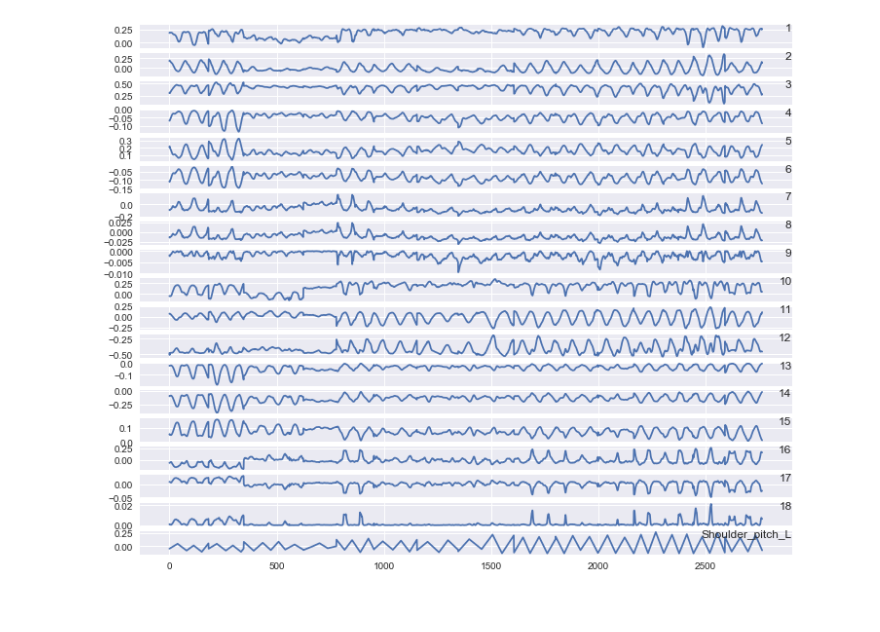
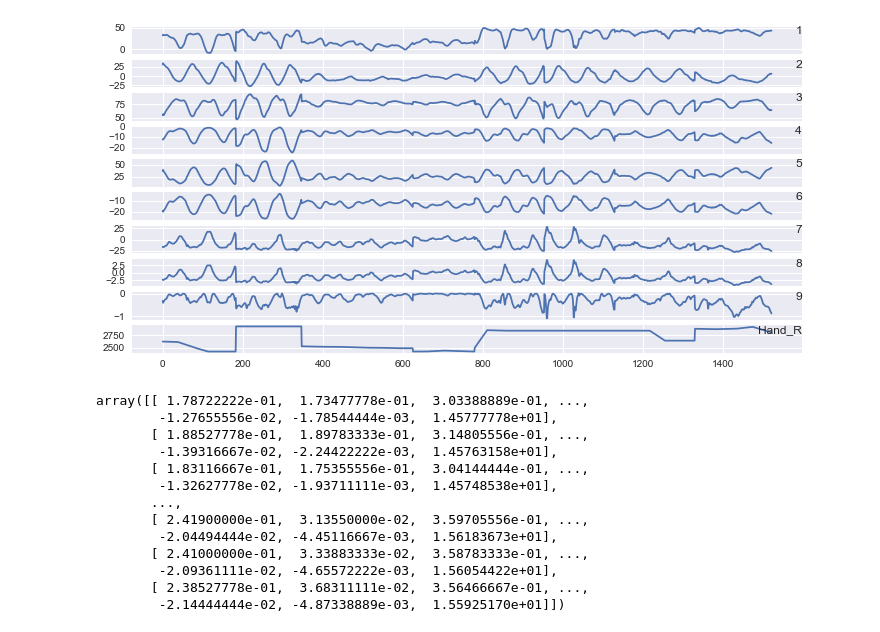
Before and after one commit to houzhuo/deep-learning, a Jupyter notebook: motion/supervised.ipynb, the cells around one changed output. Cells and saved outputs as stored; diff of their text form; code cells hidden in the pictures; blank space fills up the shorter version.

```diff
--- a/motion/supervised.ipynb
+++ b/motion/supervised.ipynb
@@ -101,28 +59,37 @@ full.head()
 # %%
-dataset = pd.concat([full['1']/180,full['2']/180,full['3']/180,full['4']/180,full['5']/180,full['6']/180,full['7']/180,full['8']/180,full['9']/180,#0.05
-                    full['10']/180,full['11']/180,full['12']/180,full['13']/180,full['14']/180,full['15']/180,full['16']/180,full['17']/180,full['18']/180,full['Shoulder_pitch_L']/5600] , axis=1 )
-#dataset = pd.concat([full['4']/180,full['5']/180,full['6']/180,full['13']/180,full['14']/180,full['15']/180,  full['Shoulder_pitch_L']/5600 ], axis=1 )#0.20
-#dataset = pd.concat([full['5']/180,full['13']/180,full['14']/180, full['Elbow_L']/5600 ], axis=1 )#0.02
-#dataset = pd.concat([full['4']/180,full['5']/180,full['6']/180, full['Elbow_R']/5600 ], axis=1 )#0.04
+dataset = pd.concat([full['1'],full['2'],full['3'],full['4'],full['5'],full['6'],full['7'],full['8'],full['9'],full['Hand_R']] , axis=1 )
 dataset.head()
-#print(dataset.describe())
-
-#elbow:5 14 16
-#shoulder_R:2 11
-#shoulder_putch_R:3
-#hand_R:9 16
-groups = [0, 1,2,3,4,5,6,7,8,9,10,11,12,13,14,15,16,17,18]
+type(dataset)
+import matplotlib.pyplot as plt
+values = dataset.values
+# specify columns to plot
+groups = [0, 1, 2, 3,4,5,6,7,8,9]
 i=1
-plt.figure(figsize=(12,10))
+plt.figure(figsize=(12,6))
 for group in groups:
 	plt.subplot(len(groups), 1, i)
-	plt.plot(dataset.values[:, group])
+	plt.plot(values[:, group])
 	plt.title(dataset.columns[group], y=0.5, loc='right')
 	i += 1
 plt.show()
-#dataset['Elbow_R']
 # %% [output]
-[figure, old version]
+[figure, new version]
+# %%
+values/180
+# %% [output]
+array([[ 1.78722222e-01,  1.73477778e-01,  3.03388889e-01, ...,
+        -1.27655556e-02, -1.78544444e-03,  1.45777778e+01],
+       [ 1.88527778e-01,  1.89783333e-01,  3.14805556e-01, ...,
+        -1.39316667e-02, -2.24422222e-03,  1.45763158e+01],
+       [ 1.83116667e-01,  1.75355556e-01,  3.04144444e-01, ...,
+        -1.32627778e-02, -1.93711111e-03,  1.45748538e+01],
+       ...,
+       [ 2.41900000e-01,  3.13550000e-02,  3.59705556e-01, ...,
+        -2.04494444e-02, -4.45116667e-03,  1.56183673e+01],
+       [ 2.41000000e-01,  3.33883333e-02,  3.58783333e-01, ...,
+        -2.09361111e-02, -4.65572222e-03,  1.56054422e+01],
+       [ 2.38527778e-01,  3.68311111e-02,  3.56466667e-01, ...,
+        -2.14444444e-02, -4.87338889e-03,  1.55925170e+01]])
 # %%
 from sklearn import preprocessing
 values = dataset.values
```
Also changed, not shown: parts of 13 cells of this notebook, 14 other files.
